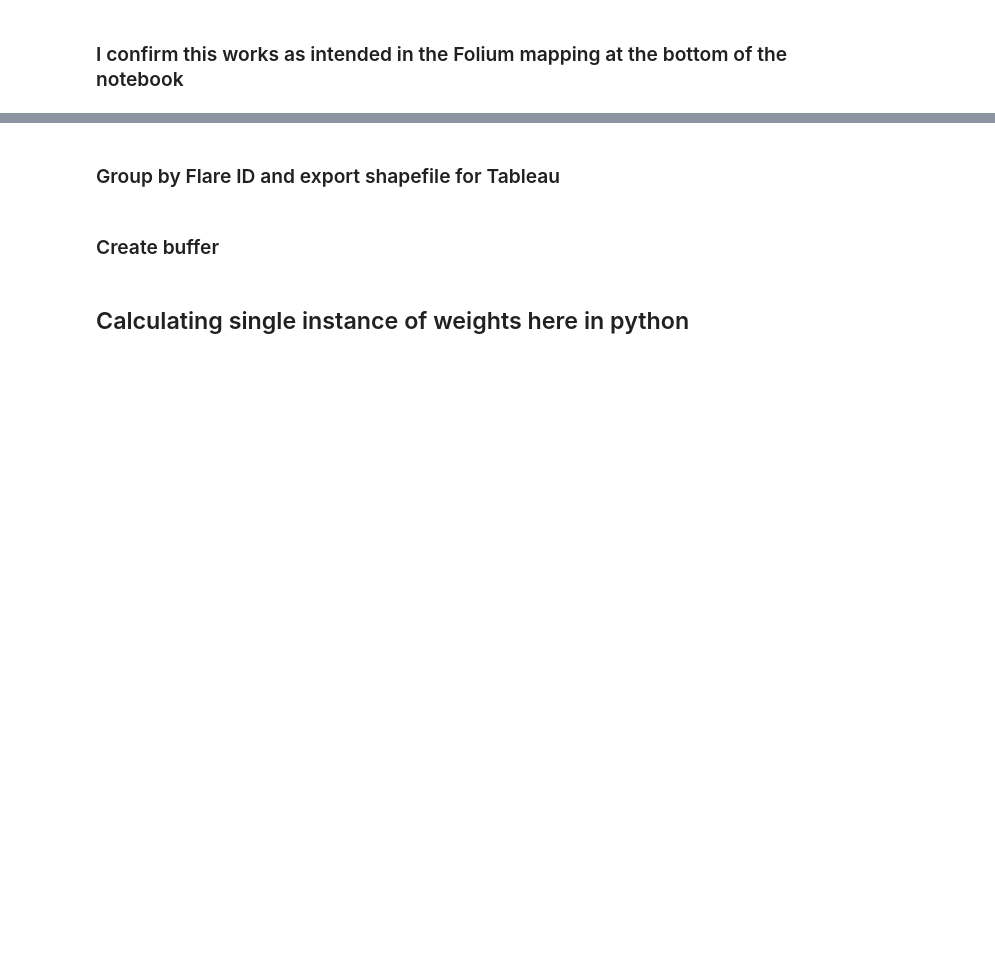
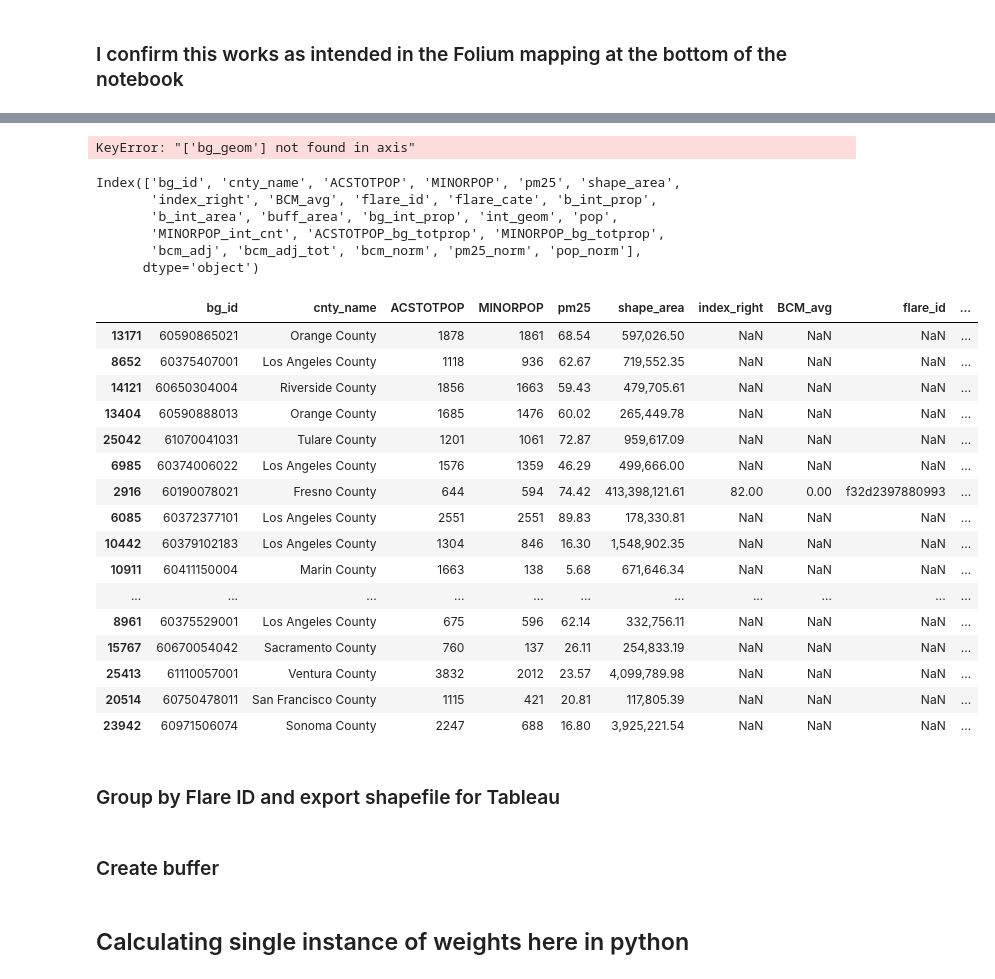
Before and after one commit to natebendermontana/capstone_rmi, a Jupyter notebook: bg_flare_impact.ipynb, the cells around one changed output, grey strips where cells are left out. Drawn from its saved outputs; the diff is of its cells as text; code cells hidden in the pictures; blank space fills up the shorter version.

```diff
--- a/bg_flare_impact.ipynb
+++ b/bg_flare_impact.ipynb
@@ -318,0 +329,3 @@ for var in demo_vars:
+# %%
+# Assuming your dataframe is named `intersect_all`
+df_uniq = intersect_all.drop_duplicates(subset=['bg_id', 'flare_id'])
@@ -337,22 +400,31 @@ intersect_final.sample(5)
 # %%
 # save shapefile for visualization in Tableau
 
-#intersect_final = intersect[['flare_id', 'flare_cate', 'bg_id', 'cnty_name', 'shape_area_new', 'intersect_prop', 'BCM_avg', 'ACSTOTPOP_intersect_count', 'D_PM25_2', 'ACSTOTPOP_intersect_count_norm', 'BCM_avg_norm', 'D_PM25_2_norm', 'intersect_geom']].copy()
-
-intersect_final.rename(columns={'shape_area_new':'shape_area'}, inplace=True)  # old:new.
-intersect_final.rename(columns={'intersect_prop':'int_prop'}, inplace=True)  # old:new.
-intersect_final.rename(columns={'ACSTOTPOP_intersect_count':'pop'}, inplace=True)  # old:new.
-intersect_final.rename(columns={'ACSTOTPOP_intersect_count_norm':'pop_norm'}, inplace=True)  # old:new.
-intersect_final.rename(columns={'BCM_avg_norm':'bcm_norm'}, inplace=True)  # old:new.
-intersect_final.rename(columns={'D_PM25_2':'pm25'}, inplace=True)  # old:new.
-intersect_final.rename(columns={'D_PM25_2_norm':'pm25_norm'}, inplace=True)  # old:new.
-intersect_final.rename(columns={'intersect_geom':'int_geom'}, inplace=True)  # old:new.
+df_uniq.rename(columns={'shape_area_new':'shape_area'}, inplace=True)  # old:new.
+df_uniq.rename(columns={'intersect_prop':'int_prop'}, inplace=True)  # old:new.
+df_uniq.rename(columns={'ACSTOTPOP_int_cnt':'pop'}, inplace=True)  # old:new.
+df_uniq.rename(columns={'ACSTOTPOP_int_cnt_norm':'pop_norm'}, inplace=True)  # old:new.
+df_uniq.rename(columns={'bcm_adj_tot_norm':'bcm_norm'}, inplace=True)  # old:new.
+df_uniq.rename(columns={'D_PM25_2':'pm25'}, inplace=True)  # old:new.
+df_uniq.rename(columns={'D_PM25_2_norm':'pm25_norm'}, inplace=True)  # old:new.
+df_uniq.rename(columns={'bg_int_geom':'int_geom'}, inplace=True)  # old:new.
 
 # rename the flare categories for readability
-a = (intersect_final["flare_cate"].
-                                 replace({"flares_oil_downstream": "down_oil",
-                                          "flares_upstream": "upstream"}))
-
-intersect_final = intersect_final.set_geometry('int_geom')
+df_uniq["flare_cate"] = df_uniq["flare_cate"].replace({"flares_oil_downstream": "down_oil",
+                                                        "flares_upstream": "upstream"})
+# %%
+df_uniq = df_uniq.set_geometry('int_geom')
+# %%
+df_uniq.drop('bg_geom', axis=1, inplace=True)
+df_uniq.drop('buffer_2000m', axis=1, inplace=True)
+# %% [output]
+KeyError: "['bg_geom'] not found in axis"
 # %%
-intersect_final.columns
+df_uniq.columns
+# %% [output]
+Index(['bg_id', 'cnty_name', 'ACSTOTPOP', 'MINORPOP', 'pm25', 'shape_area',
+       'index_right', 'BCM_avg', 'flare_id', 'flare_cate', 'b_int_prop',
+       'b_int_area', 'buff_area', 'bg_int_prop', 'int_geom', 'pop',
+       'MINORPOP_int_cnt', 'ACSTOTPOP_bg_totprop', 'MINORPOP_bg_totprop',
+       'bcm_adj', 'bcm_adj_tot', 'bcm_norm', 'pm25_norm', 'pop_norm'],
+      dtype='object')
@@ -373 +431,21 @@ test[(test['bg_id'] == 60379800331) | (test['bg_id'] == 60290033042)][['BCM_avg'
+# %%
+df_uniq.sample(20)
+# %% [output]
+|  | bg_id | cnty_name | ACSTOTPOP | MINORPOP | pm25 | shape_area | index_right | BCM_avg | flare_id | ... |
+| 13171 | 60590865021 | Orange County | 1878 | 1861 | 68.54 | 597,026.50 | NaN | NaN | NaN | ... |
+| 8652 | 60375407001 | Los Angeles County | 1118 | 936 | 62.67 | 719,552.35 | NaN | NaN | NaN | ... |
+| 14121 | 60650304004 | Riverside County | 1856 | 1663 | 59.43 | 479,705.61 | NaN | NaN | NaN | ... |
+| 13404 | 60590888013 | Orange County | 1685 | 1476 | 60.02 | 265,449.78 | NaN | NaN | NaN | ... |
+| 25042 | 61070041031 | Tulare County | 1201 | 1061 | 72.87 | 959,617.09 | NaN | NaN | NaN | ... |
+| 6985 | 60374006022 | Los Angeles County | 1576 | 1359 | 46.29 | 499,666.00 | NaN | NaN | NaN | ... |
+| 2916 | 60190078021 | Fresno County | 644 | 594 | 74.42 | 413,398,121.61 | 82.00 | 0.00 | f32d2397880993 | ... |
+| 6085 | 60372377101 | Los Angeles County | 2551 | 2551 | 89.83 | 178,330.81 | NaN | NaN | NaN | ... |
+| 10442 | 60379102183 | Los Angeles County | 1304 | 846 | 16.30 | 1,548,902.35 | NaN | NaN | NaN | ... |
+| 10911 | 60411150004 | Marin County | 1663 | 138 | 5.68 | 671,646.34 | NaN | NaN | NaN | ... |
+| ... | ... | ... | ... | ... | ... | ... | ... | ... | ... | ... |
+| 8961 | 60375529001 | Los Angeles County | 675 | 596 | 62.14 | 332,756.11 | NaN | NaN | NaN | ... |
+| 15767 | 60670054042 | Sacramento County | 760 | 137 | 26.11 | 254,833.19 | NaN | NaN | NaN | ... |
+| 25413 | 61110057001 | Ventura County | 3832 | 2012 | 23.57 | 4,099,789.98 | NaN | NaN | NaN | ... |
+| 20514 | 60750478011 | San Francisco County | 1115 | 421 | 20.81 | 117,805.39 | NaN | NaN | NaN | ... |
+| 23942 | 60971506074 | Sonoma County | 2247 | 688 | 16.80 | 3,925,221.54 | NaN | NaN | NaN | ... |
 # %%
```
Also changed, not shown: parts of 42 cells of this notebook.
